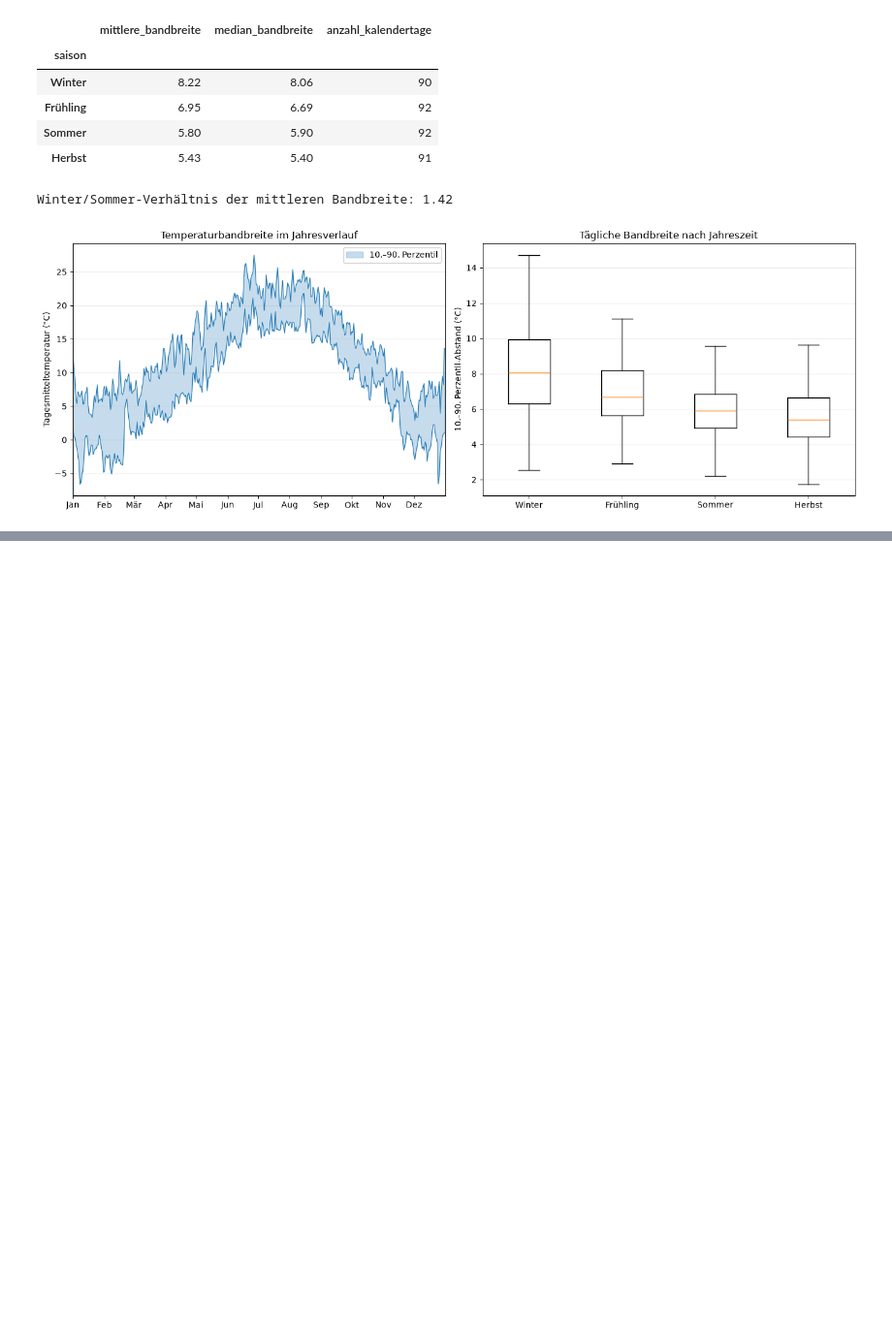
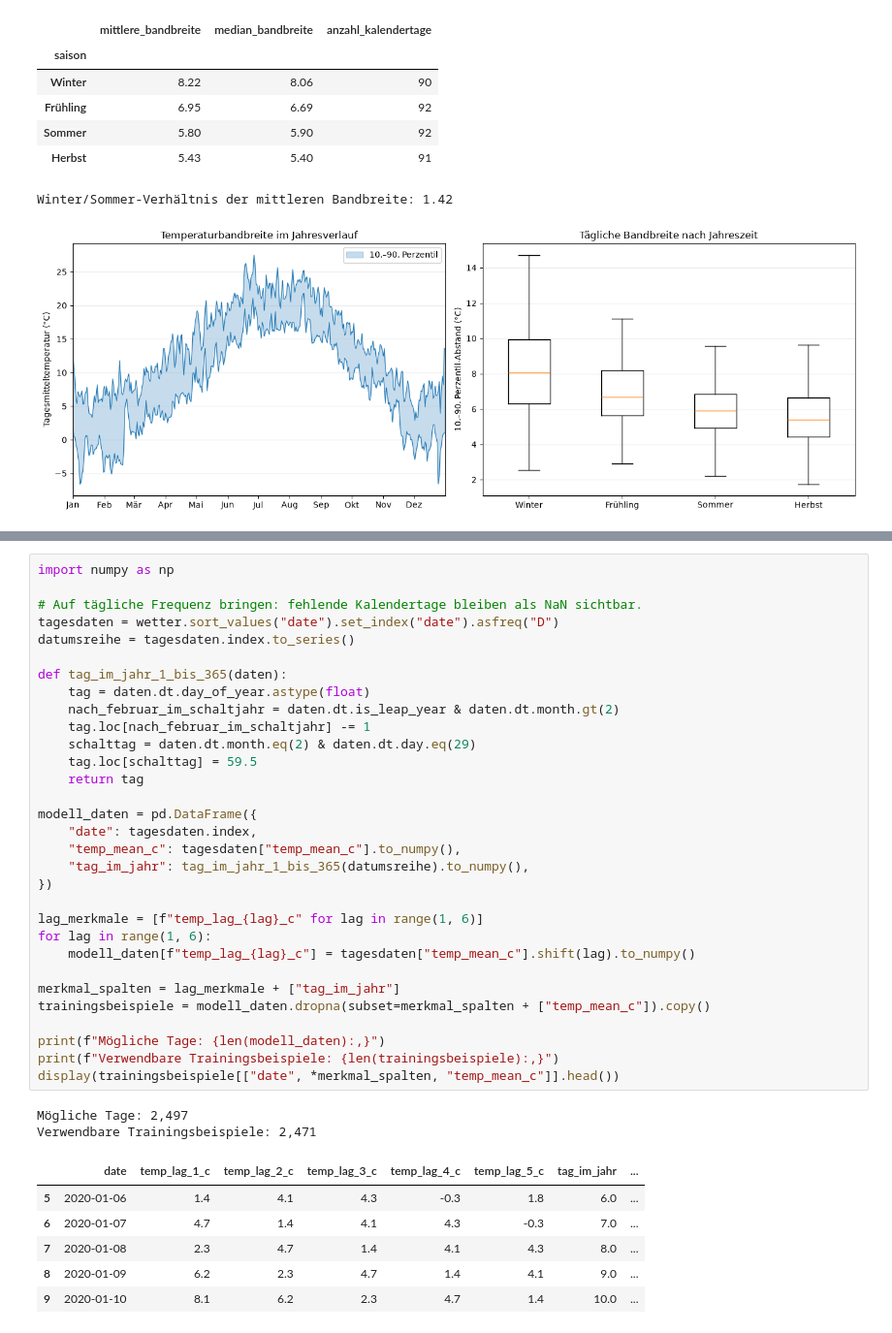
Before and after one commit to Bo-Bandy030/Git_Uebung_3, a Jupyter notebook: dwd_berlin_2020_heute.ipynb, the cells around one changed output, grey strips where cells are left out. Shown at 97% size. Cells and saved outputs as stored; diff of their text form; blank space fills up the shorter version.

```diff
--- a/dwd_berlin_2020_heute.ipynb
+++ b/dwd_berlin_2020_heute.ipynb
@@ -174,0 +211,40 @@ Winter/Sommer-Verhältnis der mittleren Bandbreite: 1.42
+# %%
+import numpy as np
+
+# Auf tägliche Frequenz bringen: fehlende Kalendertage bleiben als NaN sichtbar.
+tagesdaten = wetter.sort_values("date").set_index("date").asfreq("D")
+datumsreihe = tagesdaten.index.to_series()
+
+def tag_im_jahr_1_bis_365(daten):
+    tag = daten.dt.day_of_year.astype(float)
+    nach_februar_im_schaltjahr = daten.dt.is_leap_year & daten.dt.month.gt(2)
+    tag.loc[nach_februar_im_schaltjahr] -= 1
+    schalttag = daten.dt.month.eq(2) & daten.dt.day.eq(29)
+    tag.loc[schalttag] = 59.5
+    return tag
+
+modell_daten = pd.DataFrame({
+    "date": tagesdaten.index,
+    "temp_mean_c": tagesdaten["temp_mean_c"].to_numpy(),
+    "tag_im_jahr": tag_im_jahr_1_bis_365(datumsreihe).to_numpy(),
+})
+
+lag_merkmale = [f"temp_lag_{lag}_c" for lag in range(1, 6)]
+for lag in range(1, 6):
+    modell_daten[f"temp_lag_{lag}_c"] = tagesdaten["temp_mean_c"].shift(lag).to_numpy()
+
+merkmal_spalten = lag_merkmale + ["tag_im_jahr"]
+trainingsbeispiele = modell_daten.dropna(subset=merkmal_spalten + ["temp_mean_c"]).copy()
+
+print(f"Mögliche Tage: {len(modell_daten):,}")
+print(f"Verwendbare Trainingsbeispiele: {len(trainingsbeispiele):,}")
+display(trainingsbeispiele[["date", *merkmal_spalten, "temp_mean_c"]].head())
+# %% [output]
+Mögliche Tage: 2,497
+Verwendbare Trainingsbeispiele: 2,471
+|  | date | temp_lag_1_c | temp_lag_2_c | temp_lag_3_c | temp_lag_4_c | temp_lag_5_c | tag_im_jahr | ... |
+| 5 | 2020-01-06 | 1.4 | 4.1 | 4.3 | -0.3 | 1.8 | 6.0 | ... |
+| 6 | 2020-01-07 | 4.7 | 1.4 | 4.1 | 4.3 | -0.3 | 7.0 | ... |
+| 7 | 2020-01-08 | 2.3 | 4.7 | 1.4 | 4.1 | 4.3 | 8.0 | ... |
+| 8 | 2020-01-09 | 6.2 | 2.3 | 4.7 | 1.4 | 4.1 | 9.0 | ... |
+| 9 | 2020-01-10 | 8.1 | 6.2 | 2.3 | 4.7 | 1.4 | 10.0 | ... |
```
Also changed, not shown: parts of 14 cells of this notebook.
